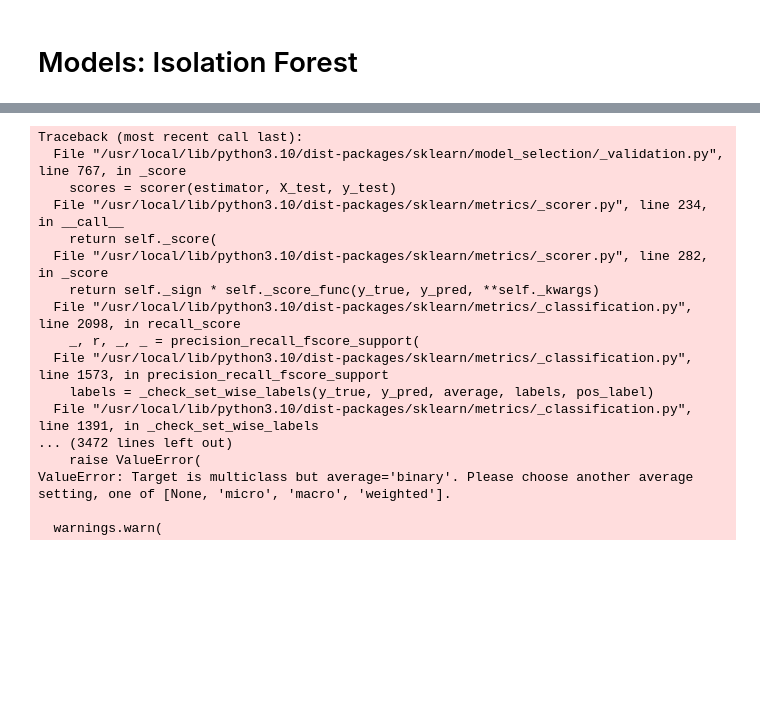
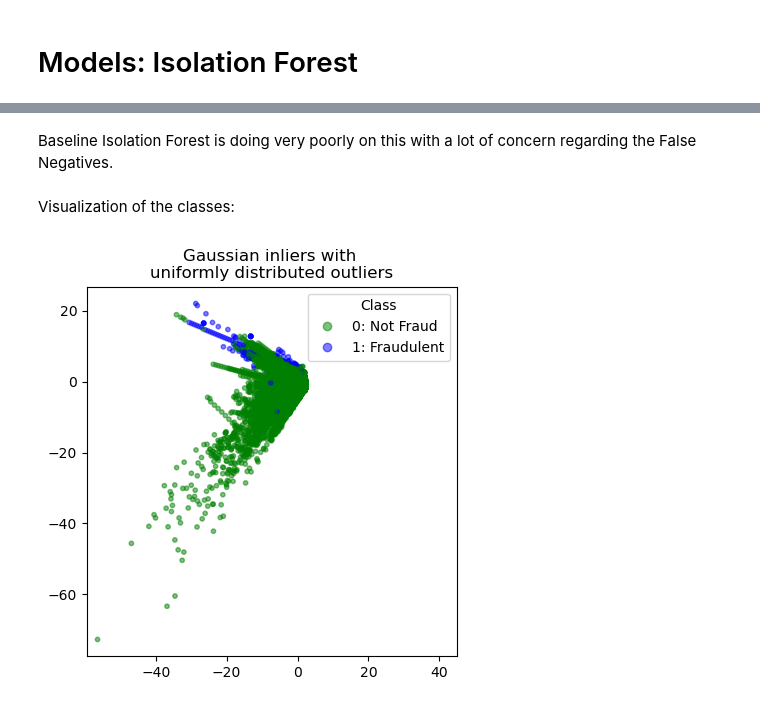
Before and after one commit to corvusxi/phase5_project, a Jupyter notebook: Credit_Card_Fraud_Isolation_Forest.ipynb, the cells around one changed output, grey strips where cells are left out. Drawn from its saved outputs; the diff is of its cells as text; code cells hidden in the pictures; blank space fills up the shorter version.

```diff
--- a/Credit_Card_Fraud_Isolation_Forest.ipynb
+++ b/Credit_Card_Fraud_Isolation_Forest.ipynb
@@ -85,6 +98,9 @@ X = df.drop(columns=["Class"])
 y = df["Class"]
 # %%
 X_train, X_test, y_train, y_test = train_test_split(X, y, test_size=0.30, random_state=53, stratify=y)
+# %%
+Xnp = X.iloc[:,1:].values
+ynp = y.to_numpy()
 # %%
 print(X_train.shape)
 print(X_test.shape)
@@ -133,20 +143,16 @@ ifgrid = GridSearchCV(estimator=ifpipe, param_grid=ifparams, cv=5, scoring="reca
-# %%
-ifgrid.fit(X_train, y_train)
-# %% [output]
-Traceback (most recent call last):
-  File "/usr/local/lib/python3.10/dist-packages/sklearn/model_selection/_validation.py", line 767, in _score
-    scores = scorer(estimator, X_test, y_test)
-  File "/usr/local/lib/python3.10/dist-packages/sklearn/metrics/_scorer.py", line 234, in __call__
-    return self._score(
-  File "/usr/local/lib/python3.10/dist-packages/sklearn/metrics/_scorer.py", line 282, in _score
-    return self._sign * self._score_func(y_true, y_pred, **self._kwargs)
-  File "/usr/local/lib/python3.10/dist-packages/sklearn/metrics/_classification.py", line 2098, in recall_score
-    _, r, _, _ = precision_recall_fscore_support(
-  File "/usr/local/lib/python3.10/dist-packages/sklearn/metrics/_classification.py", line 1573, in precision_recall_fscore_support
-    labels = _check_set_wise_labels(y_true, y_pred, average, labels, pos_label)
-  File "/usr/local/lib/python3.10/dist-packages/sklearn/metrics/_classification.py", line 1391, in _check_set_wise_labels
-... (3472 lines left out)
-    raise ValueError(
-ValueError: Target is multiclass but average='binary'. Please choose another average setting, one of [None, 'micro', 'macro', 'weighted'].
-
-  warnings.warn(
+# %% [markdown]
+Baseline Isolation Forest is doing very poorly on this with a lot of concern regarding the False Negatives.
+# %% [markdown]
+Visualization of the classes:
+# %%
+from matplotlib import colors
+cmapcolors = colors.ListedColormap(["green", "blue"])
+# %%
+scatter = plt.scatter(Xnp[:, 0], Xnp[:, 1], c=ynp, s=10, alpha=0.5, cmap=cmapcolors)
+handles, labels = scatter.legend_elements()
+plt.axis("square")
+plt.legend(handles=handles, labels=["0: Not Fraud", "1: Fraudulent"], title="Class")
+plt.title("Gaussian inliers with \nuniformly distributed outliers")
+plt.show()
+# %% [output]
+[figure, added]
```
Also changed, not shown: parts of 10 cells of this notebook.
